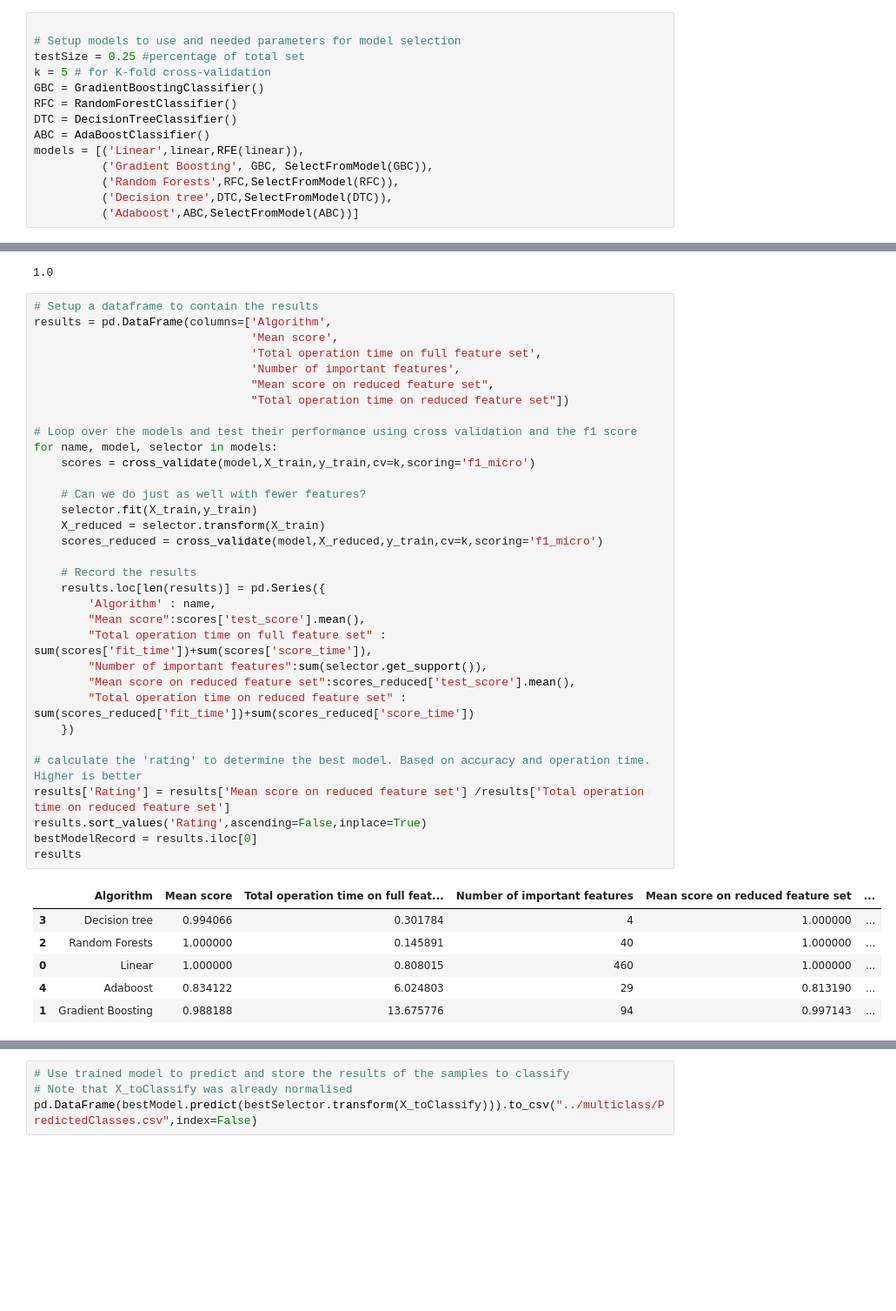
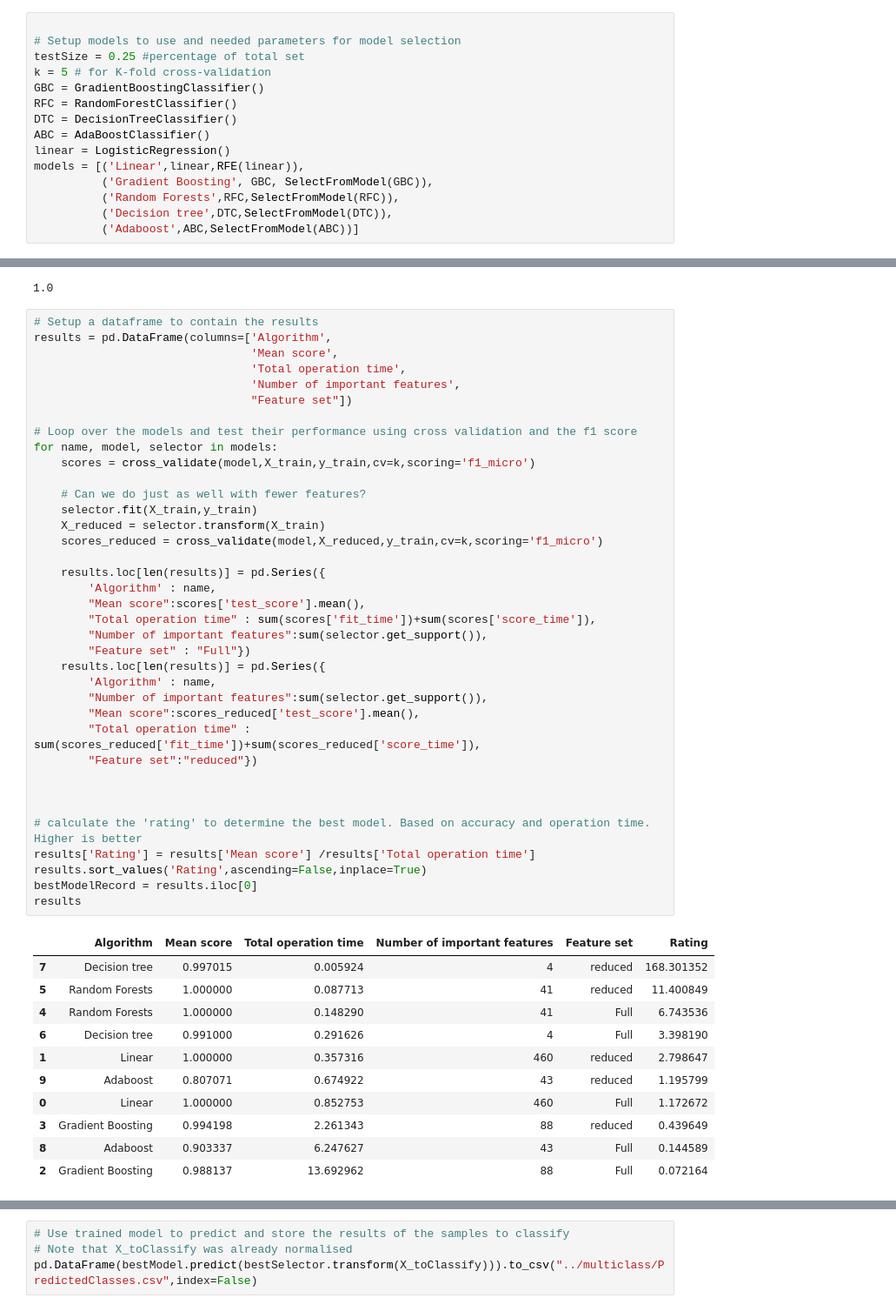
Before and after one commit to dvente/mscMLproject2, a Jupyter notebook: src/multiclassSpectrum.ipynb, the cells around one changed output, grey strips where cells are left out. Shown at 87% size. Drawn from its saved outputs; the diff is of its cells as text; blank space fills up the shorter version.

```diff
--- a/src/multiclassSpectrum.ipynb
+++ b/src/multiclassSpectrum.ipynb
@@ -19,6 +19,7 @@ GBC = GradientBoostingClassifier()
 RFC = RandomForestClassifier()
 DTC = DecisionTreeClassifier()
 ABC = AdaBoostClassifier()
+linear = LogisticRegression()
 models = [('Linear',linear,RFE(linear)),
           ('Gradient Boosting', GBC, SelectFromModel(GBC)),
           ('Random Forests',RFC,SelectFromModel(RFC)),
@@ -50,43 +51,52 @@ f1_score(linear.predict(X_train),y_train,average='micro')
 # %%
 # Setup a dataframe to contain the results
 results = pd.DataFrame(columns=['Algorithm',
                                 'Mean score',
-                                'Total operation time on full feature set',
+                                'Total operation time',
                                 'Number of important features',
-                                "Mean score on reduced feature set",
-                                "Total operation time on reduced feature set"])
+                                "Feature set"])
 
 # Loop over the models and test their performance using cross validation and the f1 score
 for name, model, selector in models:
     scores = cross_validate(model,X_train,y_train,cv=k,scoring='f1_micro')
 
     # Can we do just as well with fewer features?
     selector.fit(X_train,y_train)
     X_reduced = selector.transform(X_train)
     scores_reduced = cross_validate(model,X_reduced,y_train,cv=k,scoring='f1_micro')
 
-    # Record the results
     results.loc[len(results)] = pd.Series({
         'Algorithm' : name,
         "Mean score":scores['test_score'].mean(),
-        "Total operation time on full feature set" : sum(scores['fit_time'])+sum(scores['score_time']),
+        "Total operation time" : sum(scores['fit_time'])+sum(scores['score_time']),
         "Number of important features":sum(selector.get_support()),
-        "Mean score on reduced feature set":scores_reduced['test_score'].mean(),
-        "Total operation time on reduced feature set" : sum(scores_reduced['fit_time'])+sum(scores_reduced['score_time'])
-    })
+        "Feature set" : "Full"})
+    results.loc[len(results)] = pd.Series({
+        'Algorithm' : name,
+        "Number of important features":sum(selector.get_support()),
+        "Mean score":scores_reduced['test_score'].mean(),
+        "Total operation time" : sum(scores_reduced['fit_time'])+sum(scores_reduced['score_time']),
+        "Feature set":"reduced"})
+
+
 
 # calculate the 'rating' to determine the best model. Based on accuracy and operation time. Higher is better
-results['Rating'] = results['Mean score on reduced feature set'] /results['Total operation time on reduced feature set']
+results['Rating'] = results['Mean score'] /results['Total operation time']
 results.sort_values('Rating',ascending=False,inplace=True)
 bestModelRecord = results.iloc[0]
 results
 # %% [output]
-|  | Algorithm | Mean score | Total operation time on full feat... | Number of important features | Mean score on reduced feature set | ... |
-| 3 | Decision tree | 0.994066 | 0.301784 | 4 | 1.000000 | ... |
-| 2 | Random Forests | 1.000000 | 0.145891 | 40 | 1.000000 | ... |
-| 0 | Linear | 1.000000 | 0.808015 | 460 | 1.000000 | ... |
-| 4 | Adaboost | 0.834122 | 6.024803 | 29 | 0.813190 | ... |
-| 1 | Gradient Boosting | 0.988188 | 13.675776 | 94 | 0.997143 | ... |
+|  | Algorithm | Mean score | Total operation time | Number of important features | Feature set | Rating |
+| 7 | Decision tree | 0.997015 | 0.005924 | 4 | reduced | 168.301352 |
+| 5 | Random Forests | 1.000000 | 0.087713 | 41 | reduced | 11.400849 |
+| 4 | Random Forests | 1.000000 | 0.148290 | 41 | Full | 6.743536 |
+| 6 | Decision tree | 0.991000 | 0.291626 | 4 | Full | 3.398190 |
+| 1 | Linear | 1.000000 | 0.357316 | 460 | reduced | 2.798647 |
+| 9 | Adaboost | 0.807071 | 0.674922 | 43 | reduced | 1.195799 |
+| 0 | Linear | 1.000000 | 0.852753 | 460 | Full | 1.172672 |
+| 3 | Gradient Boosting | 0.994198 | 2.261343 | 88 | reduced | 0.439649 |
+| 8 | Adaboost | 0.903337 | 6.247627 | 43 | Full | 0.144589 |
+| 2 | Gradient Boosting | 0.988137 | 13.692962 | 88 | Full | 0.072164 |
 # %%
 # Find the best model
 for name,model,selector in models:
```
Also changed, not shown: parts of 4 cells of this notebook, 2 other files.
